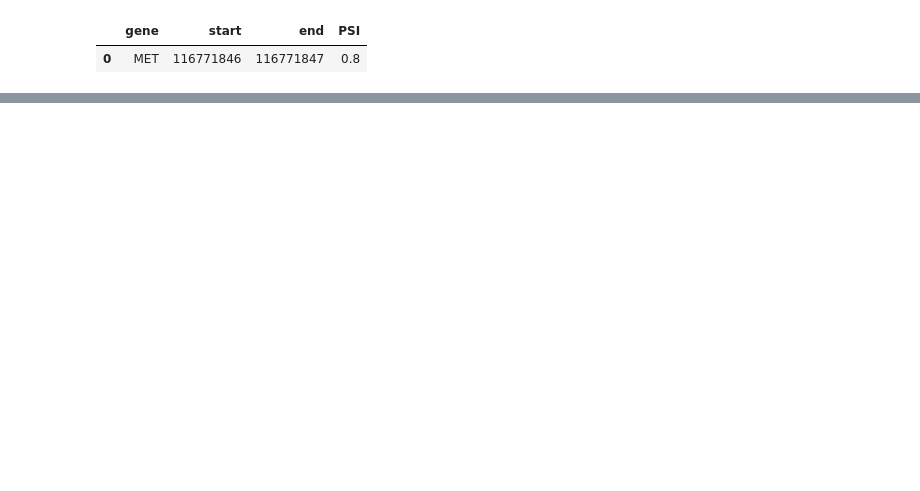
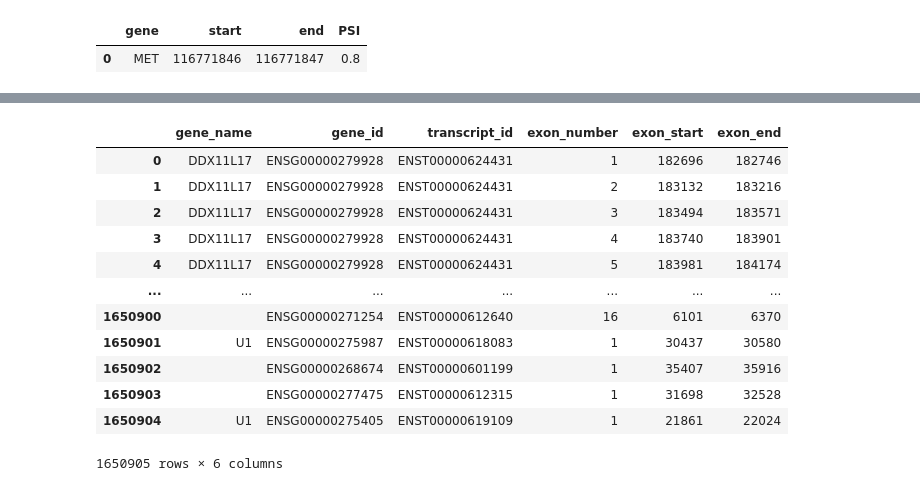
Before and after one commit to leexgh/splice-db-analysis, a Jupyter notebook: CTAT.ipynb, the cells around one changed output, grey strips where cells are left out. Saved outputs shown, nothing was run; the diff lists cells and outputs as text; code cells hidden in the pictures; blank space fills up the shorter version.

Commit message:
Update scripts to include exon info

```diff
--- a/CTAT.ipynb
+++ b/CTAT.ipynb
@@ -84,0 +177,69 @@ ctat_df
+# %%
+# --------------------- Parse GTF and extract exon info --------------------- #
+import pandas as pd
+import gzip
+import re
+
+def parse_gtf(gtf_path):
+    rows = []
+
+    open_func = gzip.open if gtf_path.endswith('.gz') else open
+    with open_func(gtf_path, 'rt') as f:
+        for line in f:
+            if line.startswith('#'):
+                continue
+            fields = line.strip().split('\t')
+            if fields[2] != 'exon':
+                continue
+
+            chrom, source, feature_type, start, end, score, strand, frame, attributes = fields
+
+            # Parse attributes
+            attr_dict = dict(re.findall(r'(\S+) "([^"]+)"', attributes))
+            gene_id = attr_dict.get('gene_id')
+            gene_version = attr_dict.get('gene_version')
+            transcript_id = attr_dict.get('transcript_id')
+            transcript_version = attr_dict.get('transcript_version')
+            gene_name = attr_dict.get('gene_name', '')
+            exon_number = attr_dict.get('exon_number', '')
+
+            # Combine ID with version for gene and transcript
+            # use full gene id or versioned id
+            # full_gene_id = f"{gene_id}.{gene_version}" if gene_version else gene_id
+            full_gene_id = gene_id
+            # if not using full gene id, then don't use versioned transcript id
+            # full_transcript_id = f"{transcript_id}.{transcript_version}" if transcript_version else transcript_id
+            full_transcript_id = transcript_id
+
+            rows.append({
+                'gene_name': gene_name,
+                'gene_id': full_gene_id,
+                'transcript_id': full_transcript_id,
+                'exon_number': exon_number,
+                'exon_start': int(start),
+                'exon_end': int(end)
+            })
+
+    return pd.DataFrame(rows)
+
+# Example usage
+gtf_file = 'Homo_sapiens.GRCh38.111.gtf.gz'
+gtf_df = parse_gtf(gtf_file)
+gtf_df
+# View or save
+# print(gtf_df.head())
+# gtf_df.to_csv("exon_table.csv", index=False)
+# %% [output]
+|  | gene_name | gene_id | transcript_id | exon_number | exon_start | exon_end |
+| 0 | DDX11L17 | ENSG00000279928 | ENST00000624431 | 1 | 182696 | 182746 |
+| 1 | DDX11L17 | ENSG00000279928 | ENST00000624431 | 2 | 183132 | 183216 |
+| 2 | DDX11L17 | ENSG00000279928 | ENST00000624431 | 3 | 183494 | 183571 |
+| 3 | DDX11L17 | ENSG00000279928 | ENST00000624431 | 4 | 183740 | 183901 |
+| 4 | DDX11L17 | ENSG00000279928 | ENST00000624431 | 5 | 183981 | 184174 |
+| ... | ... | ... | ... | ... | ... | ... |
+| 1650900 |  | ENSG00000271254 | ENST00000612640 | 16 | 6101 | 6370 |
+| 1650901 | U1 | ENSG00000275987 | ENST00000618083 | 1 | 30437 | 30580 |
+| 1650902 |  | ENSG00000268674 | ENST00000601199 | 1 | 35407 | 35916 |
+| 1650903 |  | ENSG00000277475 | ENST00000612315 | 1 | 31698 | 32528 |
+| 1650904 | U1 | ENSG00000275405 | ENST00000619109 | 1 | 21861 | 22024 |
+1650905 rows × 6 columns
```
Also changed, not shown: parts of 3 cells of this notebook.
